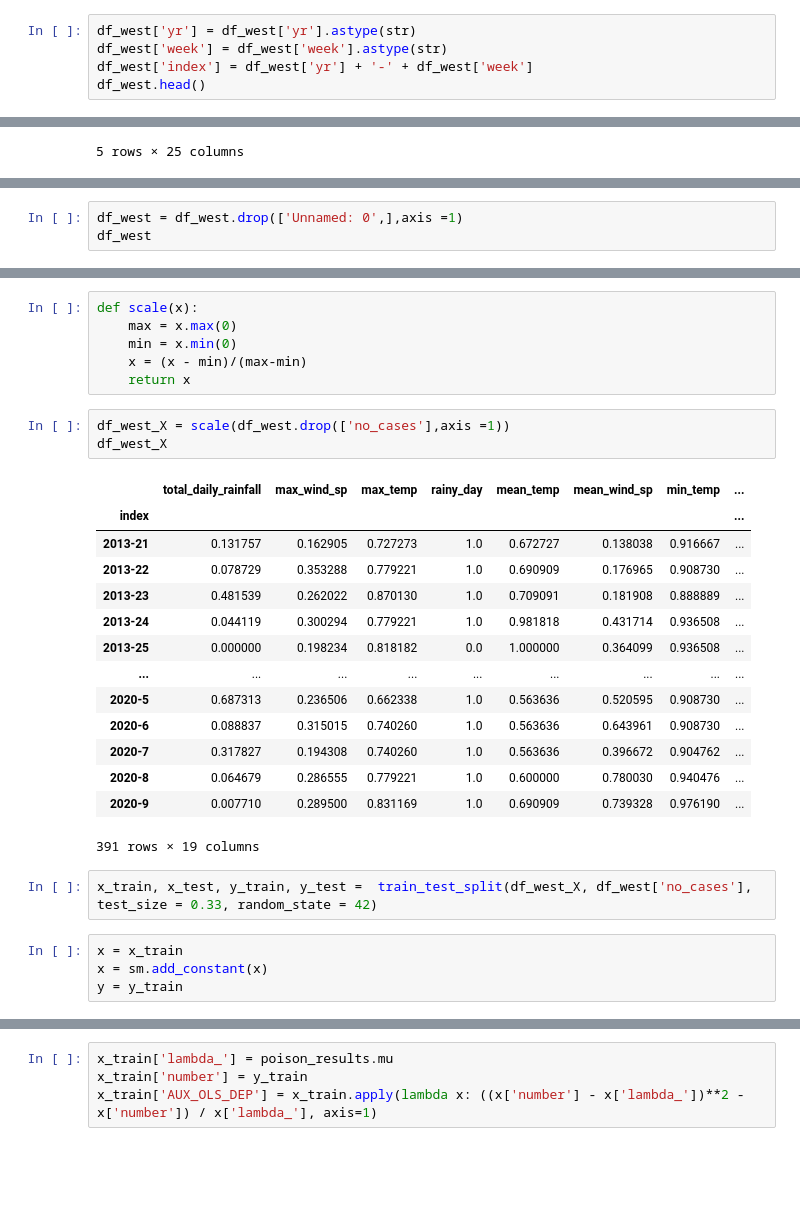
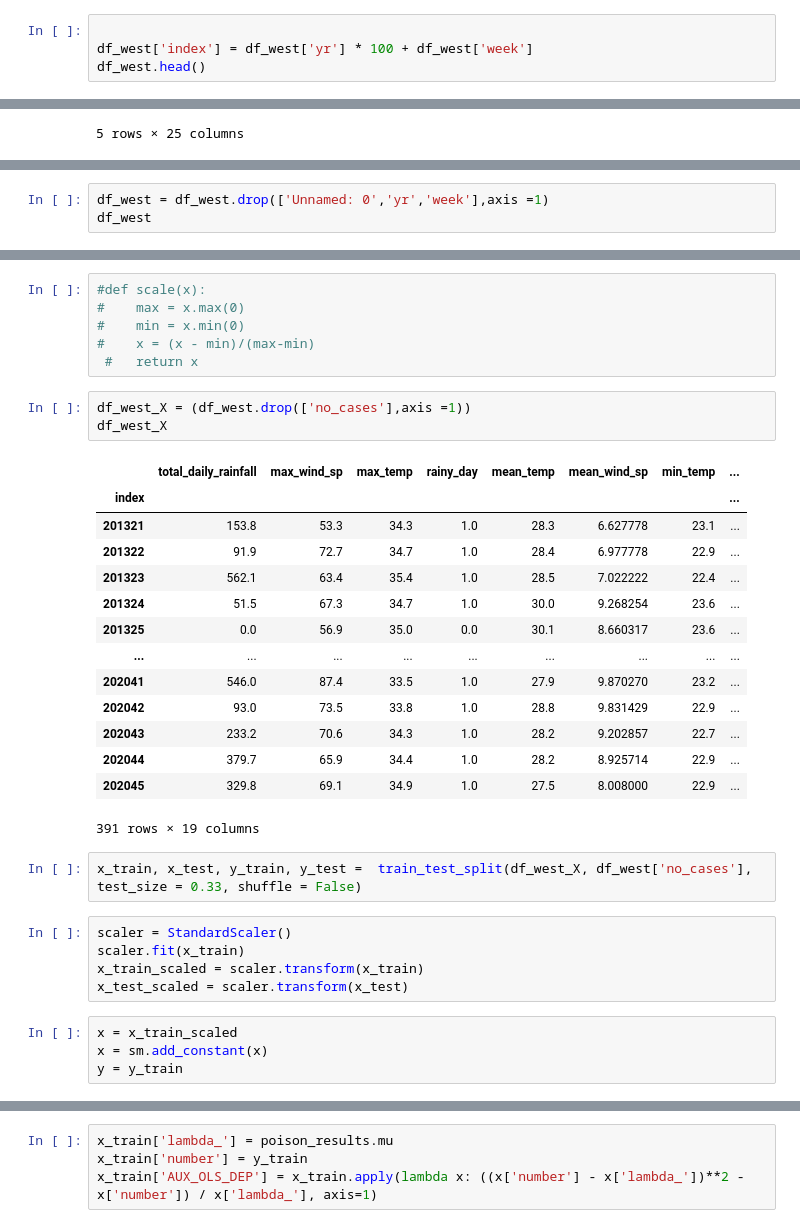
Before and after one commit to PLJX-2022/GA_project4_PredictDengueCases, a Jupyter notebook: codes/ZD_model.ipynb, the cells around one changed output, grey strips where cells are left out. Drawn from its saved outputs; the diff is of its cells as text; blank space fills up the shorter version.

```diff
--- a/codes/ZD_model.ipynb
+++ b/codes/ZD_model.ipynb
@@ -29,9 +30,8 @@ df_west.head()
 | 4 | 4 | 2013 | 25 | West | 286 | 0.0 | 56.9 | 35.0 | ... |
 5 rows × 24 columns
 # %%
-df_west['yr'] = df_west['yr'].astype(str)
-df_west['week'] = df_west['week'].astype(str)
-df_west['index'] = df_west['yr'] + '-' + df_west['week']
+
+df_west['index'] = df_west['yr'] * 100 + df_west['week']
 df_west.head()
 # %% [output]
 |  | Unnamed: 0 | yr | week | region | no_cases | total_daily_rainfall | max_wind_sp | max_temp | ... |
@@ -56,3 +86,0 @@ df_west.head()
-# %%
-df_west = df_west.drop(['Unnamed: 0',],axis =1)
-df_west
@@ -73,0 +87,3 @@ df_west
+# %%
+df_west = df_west.drop(['Unnamed: 0','yr','week'],axis =1)
+df_west
@@ -74,31 +105,36 @@ df_west
 # %%
-def scale(x):
-    max = x.max(0)
-    min = x.min(0)
-    x = (x - min)/(max-min)
-    return x
+#def scale(x):
+#    max = x.max(0)
+#    min = x.min(0)
+#    x = (x - min)/(max-min)
+ #   return x
 # %%
-df_west_X = scale(df_west.drop(['no_cases'],axis =1))
+df_west_X = (df_west.drop(['no_cases'],axis =1))
 df_west_X
 # %% [output]
 |  | total_daily_rainfall | max_wind_sp | max_temp | rainy_day | mean_temp | mean_wind_sp | min_temp | ... |
 | index |  |  |  |  |  |  |  | ... |
-| 2013-21 | 0.131757 | 0.162905 | 0.727273 | 1.0 | 0.672727 | 0.138038 | 0.916667 | ... |
-| 2013-22 | 0.078729 | 0.353288 | 0.779221 | 1.0 | 0.690909 | 0.176965 | 0.908730 | ... |
-| 2013-23 | 0.481539 | 0.262022 | 0.870130 | 1.0 | 0.709091 | 0.181908 | 0.888889 | ... |
-| 2013-24 | 0.044119 | 0.300294 | 0.779221 | 1.0 | 0.981818 | 0.431714 | 0.936508 | ... |
-| 2013-25 | 0.000000 | 0.198234 | 0.818182 | 0.0 | 1.000000 | 0.364099 | 0.936508 | ... |
+| 201321 | 153.8 | 53.3 | 34.3 | 1.0 | 28.3 | 6.627778 | 23.1 | ... |
+| 201322 | 91.9 | 72.7 | 34.7 | 1.0 | 28.4 | 6.977778 | 22.9 | ... |
+| 201323 | 562.1 | 63.4 | 35.4 | 1.0 | 28.5 | 7.022222 | 22.4 | ... |
+| 201324 | 51.5 | 67.3 | 34.7 | 1.0 | 30.0 | 9.268254 | 23.6 | ... |
+| 201325 | 0.0 | 56.9 | 35.0 | 0.0 | 30.1 | 8.660317 | 23.6 | ... |
 | ... | ... | ... | ... | ... | ... | ... | ... | ... |
-| 2020-5 | 0.687313 | 0.236506 | 0.662338 | 1.0 | 0.563636 | 0.520595 | 0.908730 | ... |
-| 2020-6 | 0.088837 | 0.315015 | 0.740260 | 1.0 | 0.563636 | 0.643961 | 0.908730 | ... |
-| 2020-7 | 0.317827 | 0.194308 | 0.740260 | 1.0 | 0.563636 | 0.396672 | 0.904762 | ... |
-| 2020-8 | 0.064679 | 0.286555 | 0.779221 | 1.0 | 0.600000 | 0.780030 | 0.940476 | ... |
-| 2020-9 | 0.007710 | 0.289500 | 0.831169 | 1.0 | 0.690909 | 0.739328 | 0.976190 | ... |
+| 202041 | 546.0 | 87.4 | 33.5 | 1.0 | 27.9 | 9.870270 | 23.2 | ... |
+| 202042 | 93.0 | 73.5 | 33.8 | 1.0 | 28.8 | 9.831429 | 22.9 | ... |
+| 202043 | 233.2 | 70.6 | 34.3 | 1.0 | 28.2 | 9.202857 | 22.7 | ... |
+| 202044 | 379.7 | 65.9 | 34.4 | 1.0 | 28.2 | 8.925714 | 22.9 | ... |
+| 202045 | 329.8 | 69.1 | 34.9 | 1.0 | 27.5 | 8.008000 | 22.9 | ... |
 391 rows × 19 columns
 # %%
-x_train, x_test, y_train, y_test =  train_test_split(df_west_X, df_west['no_cases'], test_size = 0.33, random_state = 42)
+x_train, x_test, y_train, y_test =  train_test_split(df_west_X, df_west['no_cases'], test_size = 0.33, shuffle = False)
+# %%
+scaler = StandardScaler()
+scaler.fit(x_train)
+x_train_scaled = scaler.transform(x_train)
+x_test_scaled = scaler.transform(x_test)
 # %%
-x = x_train
+x = x_train_scaled
 x = sm.add_constant(x)
 y = y_train
 # %%
```
Also changed, not shown: parts of 26 cells of this notebook, 1 other file.
